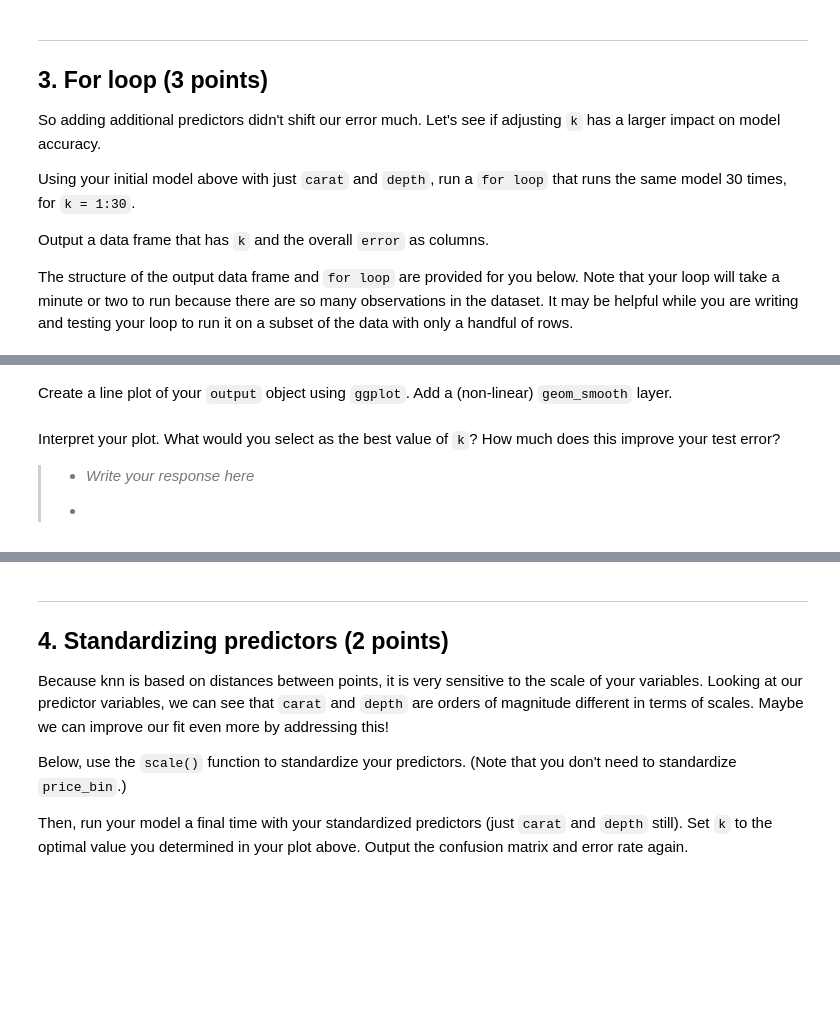
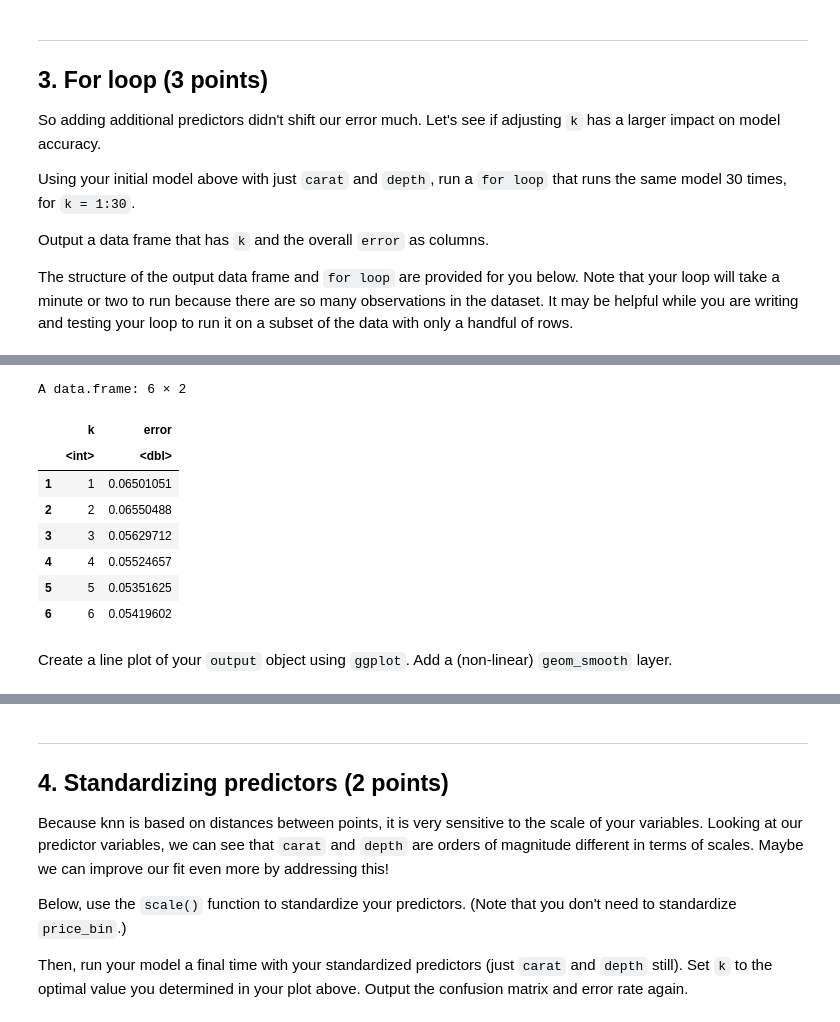
Before and after one commit to tinawanggg/Wang_DSPN_S26, a Jupyter notebook: book/exercises/11_the-beauty-of-knn.ipynb, the cells around one changed output, grey strips where cells are left out. Cells and saved outputs as stored; diff of their text form; code cells hidden in the pictures; blank space fills up the shorter version.

```diff
--- a/book/exercises/11_the-beauty-of-knn.ipynb
+++ b/book/exercises/11_the-beauty-of-knn.ipynb
@@ -69,0 +110,8 @@ set.seed(2023)
+# %%
+set.seed(2023)
+# INSERT CODE HERE
+train.X <- train[, c("carat", "depth")]
+test.X <- test[, c("carat", "depth")]
+train.y <- train$price_bin
+knn.preds <- knn(train.X, test.X, train.y, k = 3)
+knn.preds
@@ -106,12 +205,25 @@ head(output)
 # %%
 for (k in seq(1:30)) {
-    knn_fits  <- # your knn function here
+    knn_fits  <- knn_fits <- knn(train = train.X,
+                                 test = test.X,
+                                 cl = train$price_bin,
+                                 k = k)
 
     #overall error
-    conf_df  <- # data frame of test predictions versus actual test
-    output$error[k]  <- #calculate error from conf_df and add to your output dataframe
+    conf_df  <- data.frame(predicted = knn_fits, actual = test$price_bin)
+    output$error[k]  <- mean(conf_df$predicted != conf_df$actual)
+}
 
-}
 head(output)
+# %% [output]
+A data.frame: 6 × 2
+|  | k | error |
+|  | <int> | <dbl> |
+| 1 | 1 | 0.06501051 |
+| 2 | 2 | 0.06550488 |
+| 3 | 3 | 0.05629712 |
+| 4 | 4 | 0.05524657 |
+| 5 | 5 | 0.05351625 |
+| 6 | 6 | 0.05419602 |
 # %% [markdown]
 Create a line plot of your `output` object using `ggplot`. Add a (non-linear) `geom_smooth` layer.
@@ -120,5 +229,0 @@ Create a line plot of your `output` object using `ggplot`. Add a (non-linear) `g
-# %% [markdown]
-Interpret your plot. What would you select as the best value of `k`? How much does this improve your test error?
-> * *Write your response here*
->
-> *
```
Also changed, not shown: parts of 21 cells of this notebook.
